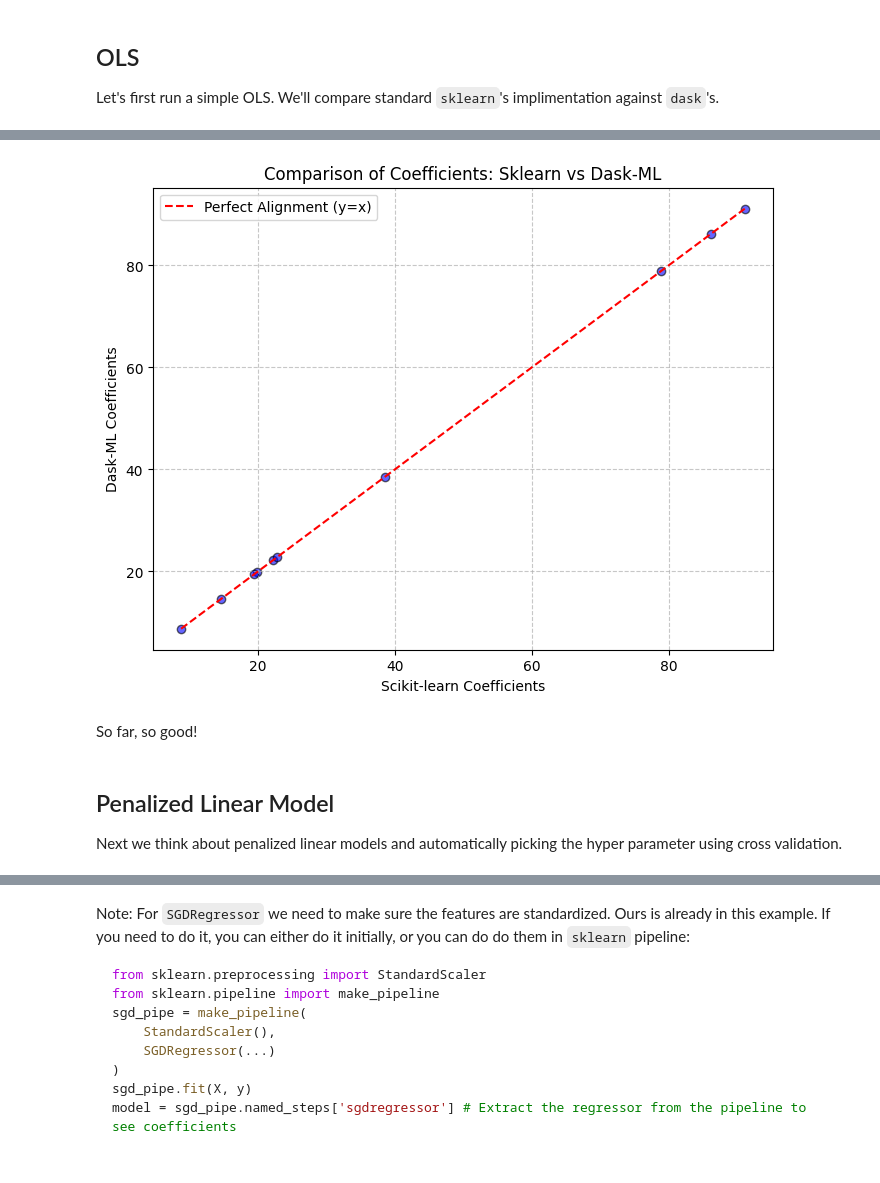
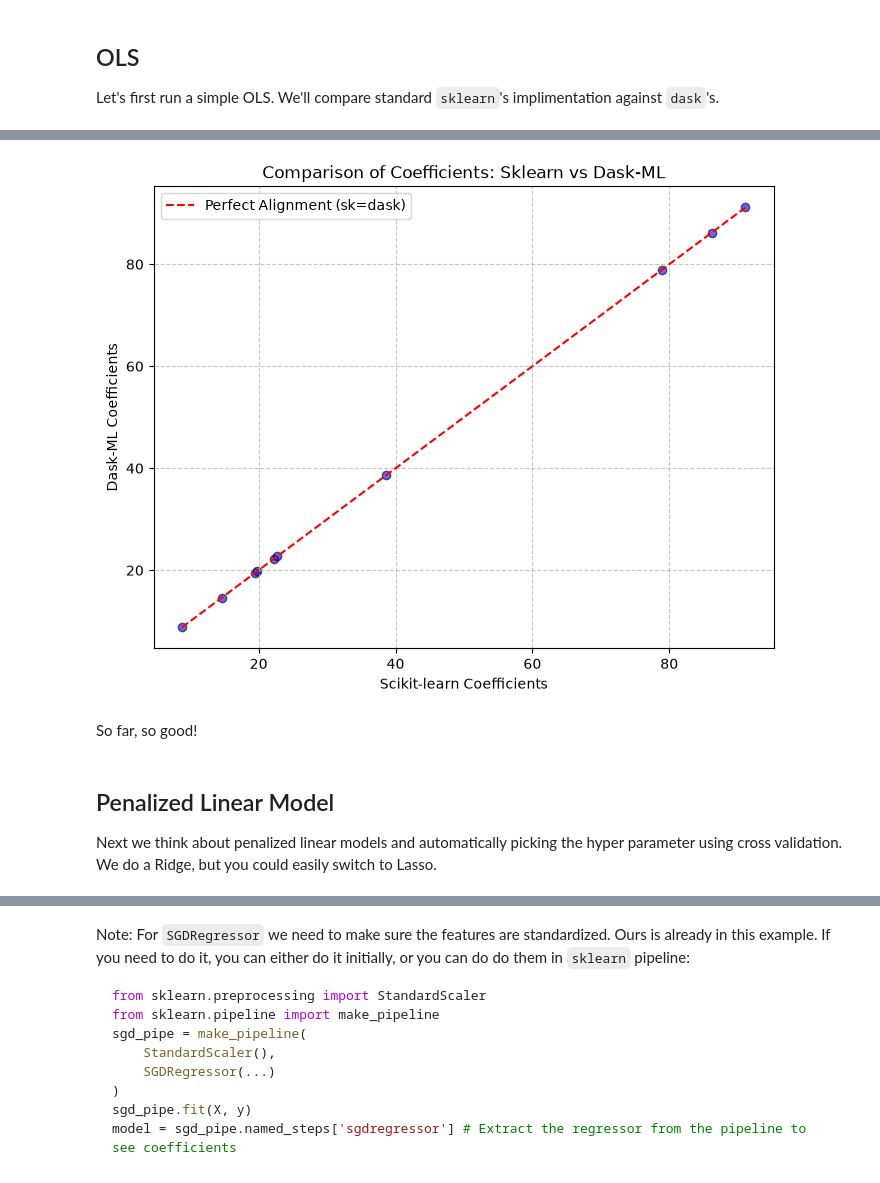
Before and after one commit to bquistorff/NABE_workbooks, a Jupyter notebook: 5b. Memory bound - Solutions.ipynb, the cells around one changed output, grey strips where cells are left out. Cells and saved outputs as stored; diff of their text form; code cells hidden in the pictures.

```diff
--- a/5b. Memory bound - Solutions.ipynb
+++ b/5b. Memory bound - Solutions.ipynb
@@ -66,7 +83,7 @@ display(X_train)
 | Array Chunk Bytes 6.87 MiB 703.12... |  |
 # %%
 # If can fit in memory, this will speed things up.
-persist_for_demo = True
+persist_for_demo = False
 if persist_for_demo:
   X, y = dask.persist(X, y)
   X_train, X_test, y_train, y_test = dask.persist(X_train, X_test, y_train, y_test)
@@ -97,30 +114,28 @@ Dask: Intercept: 0.10872052890299944 Coefficients: [19.80382274 91.13034683 38.6
 # %%
-# Show the results
-import matplotlib.pyplot as plt
-import numpy as np
+def plot_coefs(sk_coefs, dask_coefs):
+    import matplotlib.pyplot as plt
+    # Create the scatter plot
+    plt.figure(figsize=(8, 6))
+    plt.scatter(sk_coefs, dask_coefs, alpha=0.6, color='blue', edgecolors='k')
 
-sk_coefs = ols_model.coef_
-dask_coefs = dask_ols_model.coef_
+    # Add a 45-degree line for reference (y=x)
+    max_val = max(sk_coefs.max(), dask_coefs.max())
+    min_val = min(sk_coefs.min(), dask_coefs.min())
+    plt.plot([min_val, max_val], [min_val, max_val], 'r--', label='Perfect Alignment (sk=dask)')
 
-# Create the scatter plot
-plt.figure(figsize=(8, 6))
-plt.scatter(sk_coefs, dask_coefs, alpha=0.6, color='blue', edgecolors='k')
-
-# Add a 45-degree line for reference (y=x)
-max_val = max(sk_coefs.max(), dask_coefs.max())
-min_val = min(sk_coefs.min(), dask_coefs.min())
-plt.plot([min_val, max_val], [min_val, max_val], 'r--', label='Perfect Alignment (y=x)')
-
-plt.xlabel('Scikit-learn Coefficients')
-plt.ylabel('Dask-ML Coefficients')
-plt.title('Comparison of Coefficients: Sklearn vs Dask-ML')
-plt.legend()
-plt.grid(True, linestyle='--', alpha=0.7)
-plt.show()
+    plt.xlabel('Scikit-learn Coefficients')
+    plt.ylabel('Dask-ML Coefficients')
+    plt.title('Comparison of Coefficients: Sklearn vs Dask-ML')
+    plt.legend()
+    plt.grid(True, linestyle='--', alpha=0.7)
+    plt.show()
-# %% [output]
-[figure, removed]
+# %%
+# Show the results
+plot_coefs(ols_model.coef_, dask_ols_model.coef_)
+# %% [output]
+[figure, added]
 # %% [markdown]
 So far, so good!
 # %% [markdown]
 ## Penalized Linear Model
-Next we think about penalized linear models and automatically picking the hyper parameter using cross validation.
+Next we think about penalized linear models and automatically picking the hyper parameter using cross validation. We do a Ridge, but you could easily switch to Lasso.
```
Also changed, not shown: parts of 20 cells of this notebook.
